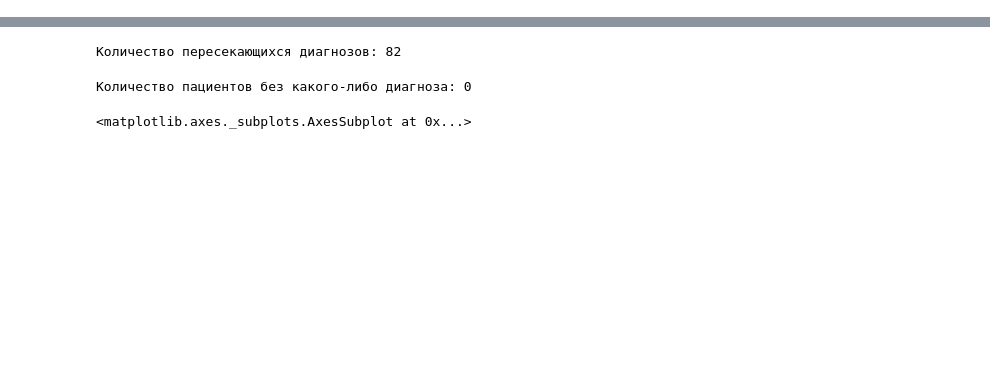
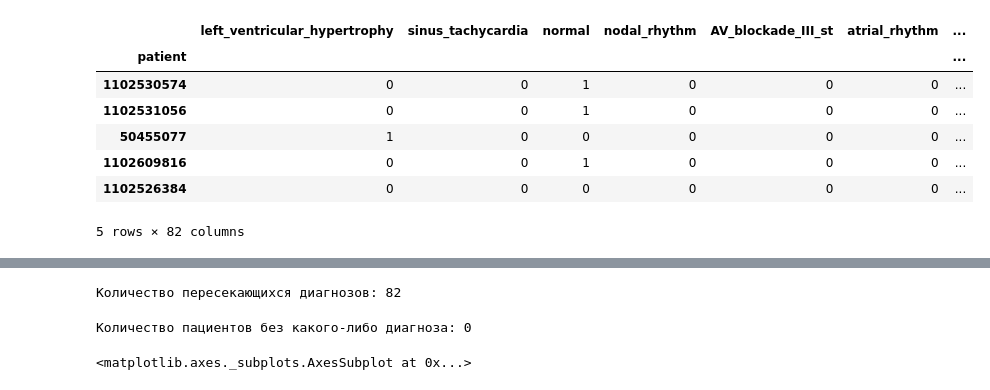
Before and after one commit to Venopacman/esn_research, a Jupyter notebook: ecg_first_steps.ipynb, the cells around one changed output, grey strips where cells are left out. Drawn from its saved outputs; the diff is of its cells as text; code cells hidden in the pictures; blank space fills up the shorter version.

```diff
--- a/ecg_first_steps.ipynb
+++ b/ecg_first_steps.ipynb
@@ -47,5 +33,16 @@ for patient in data_dict:
 # %%
 df_numeric_targets = df_targets.applymap(lambda x: int(x))
+# %%
+df_numeric_targets.head()
+# %% [output]
+|  | left_ventricular_hypertrophy | sinus_tachycardia | normal | nodal_rhythm | AV_blockade_III_st | atrial_rhythm | ... |
+| patient |  |  |  |  |  |  | ... |
+| 1102530574 | 0 | 0 | 1 | 0 | 0 | 0 | ... |
+| 1102531056 | 0 | 0 | 1 | 0 | 0 | 0 | ... |
+| 50455077 | 1 | 0 | 0 | 0 | 0 | 0 | ... |
+| 1102609816 | 0 | 0 | 1 | 0 | 0 | 0 | ... |
+| 1102526384 | 0 | 0 | 0 | 0 | 0 | 0 | ... |
+5 rows × 82 columns
 # %%
 import matplotlib.pyplot as plt
 # %%
```
Also changed, not shown: parts of 19 cells of this notebook, 1 other file.
